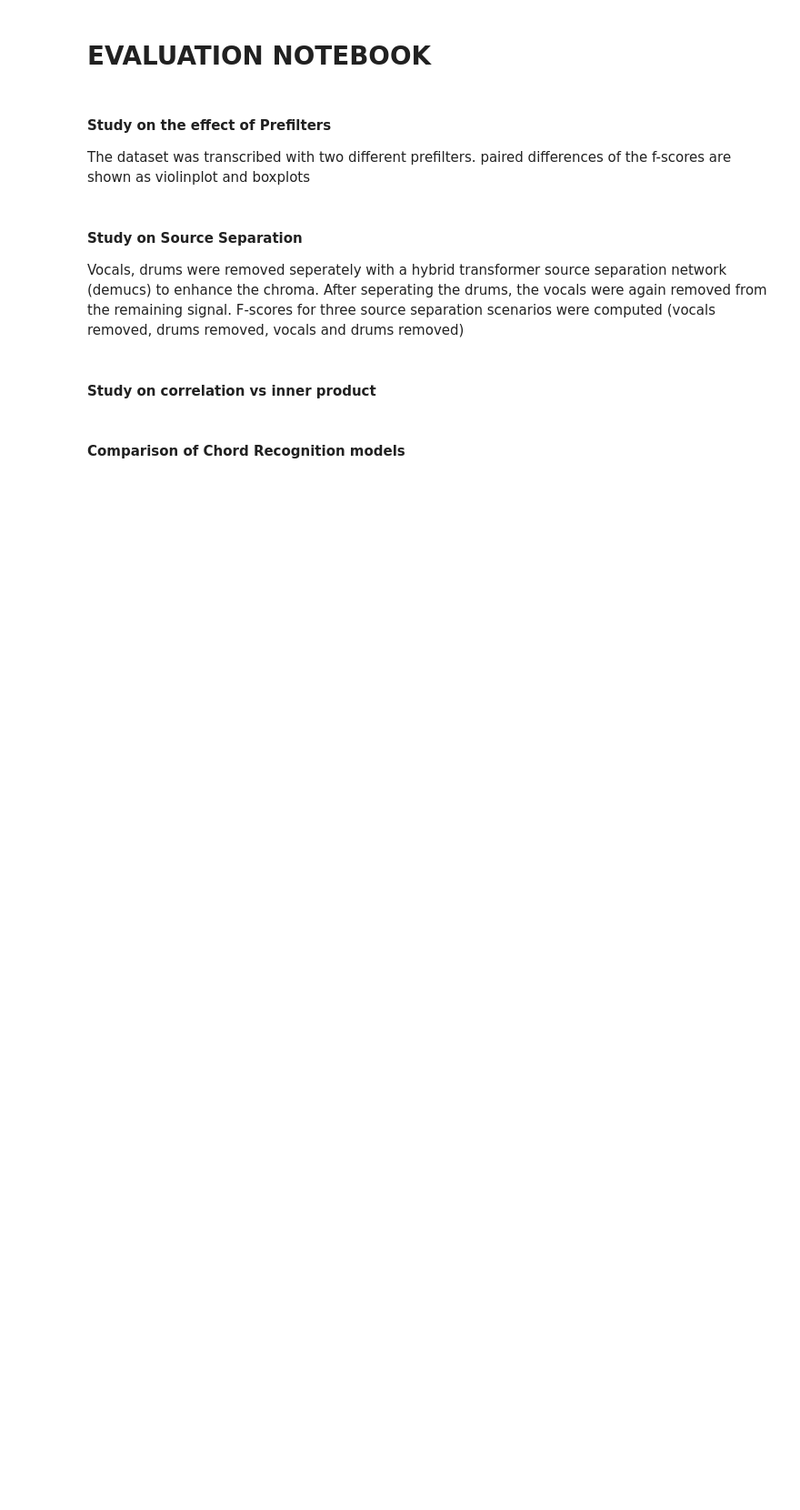
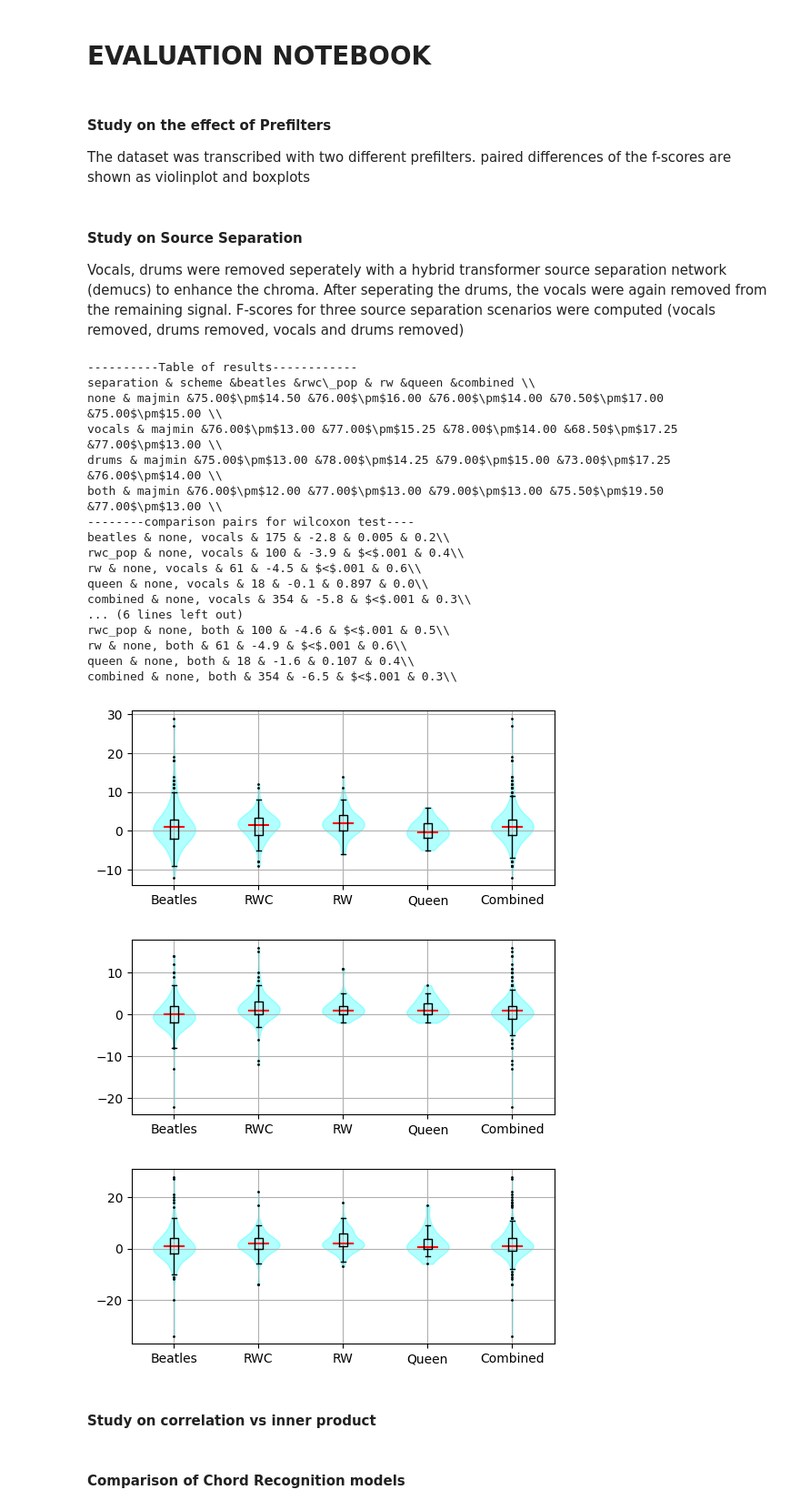
Before and after one commit to Maushax-jpg/chord-recognition, a Jupyter notebook: acr_evaluation.ipynb, the cells around one changed output. Shown: that part at 91% size. Drawn from its saved outputs; the diff is of its cells as text; code cells hidden in the pictures; blank space fills up the shorter version.

```diff
--- a/acr_evaluation.ipynb
+++ b/acr_evaluation.ipynb
@@ -60,6 +60,29 @@ for alphabet in ["majmin","sevenths"]:
 Vocals, drums were removed seperately with a hybrid transformer source separation network (demucs) to enhance the chroma.</br>
 After seperating the drums, the vocals were again removed from the remaining signal. F-scores for three source separation scenarios were computed (vocals removed, drums removed, vocals and drums removed)
 # %%
+import h5py
+
+def getFscoreResults(filepath,alphabet, printMetadata=True):
+    results = {"combined":[]}
+    track_list = []
+    with h5py.File(filepath,"r") as file:
+        text = "----Transcription Metadata----\n"
+        for key,value in file.attrs.items():
+            text += f"{key}={value}\n"
+        if printMetadata:
+            print(text)
+        for dset in ["beatles","rwc_pop","rw","queen"]:
+            f_scores = []
+            for subgrp_name in file[f"{dset}/"]:
+                subgrp = file[f"{dset}/{subgrp_name}"]
+                if subgrp.attrs.get("name") not in utils.OUTLIERS:
+                    track_list.append(subgrp.attrs.get("name"))
+                    f = subgrp.attrs.get(f"{alphabet}_f")
+                    f_scores.append(100 * f)
+            results[dset] = f_scores
+            results["combined"] += f_scores
+    return results,track_list
+
 def printHeader():
     print(f"----------Table of results------------")
     header = "separation & scheme &"
@@ -78,36 +101,62 @@ def printRowFscore(data,method="none",alphabet="majmin"):
         text += f"{med:0.2f}$\\pm${iqr:0.2f} &"
     text = text[:-1]+ "\\\\"
     print(text)
 
 def printRowTtest(data,pair="none"):
     res = scipy.stats.wilcoxon(data,method='approx')
     N = len(data)
     p = res.pvalue
     z = res.zstatistic
     r = np.abs(z) / np.sqrt(N)
     if p < 0.001:
         print(f"{dset} & {pair} & {N} & {z:0.1f} & $<$.001 & {r:0.1f}\\\\")
     else:
         print(f"{dset} & {pair} & {N} & {z:0.1f} & {p:0.3f} & {r:0.1f}\\\\")
 
 printHeader()
 data = {}
 for separation in ["none","vocals","drums","both"]:
-    data[separation] = utils.getFscoreResults(f"../results/source_separation_{separation}",alphabet="majmin")
-    printRowFscore(data[separation],method=separation,alphabet="majmin")
+    data[separation] = getFscoreResults(f"../results/source_separation_{separation}","majmin",False)
+    printRowFscore(data[separation][0],method=separation,alphabet="majmin")
+
+# check if the f-score results are in correct order for all files
+for a,b,c,d in zip(data["none"][1],data["vocals"][1],data["drums"][1],data["both"][1]):
+    if a != b or b != c or c != d or a != d:
+        raise ValueError("filenames don't match!")
 
 print("--------comparison pairs for wilcoxon test----")
 # mix,vocals - mix,drums - mix, vocals/drums
 row = "Comparison Pair"
 for sep in ["vocals","drums","both"]:
     deltas = []
     for dset in ["beatles","rwc_pop","rw","queen","combined"]:
-        delta = [100*(x-y) for x,y in zip(data[sep][dset],data["none"][dset])]
+        delta = [x-y for x,y in zip(data[sep][0][dset],data["none"][0][dset])]
         printRowTtest(delta,f"none, {sep}")
         deltas.append(delta)
     fig,ax = plt.subplots(figsize=(6,2.5))
     utils.create_violinplot(ax,deltas,["Beatles","RWC","RW","Queen","Combined"])
     fig.savefig(f"../latex/figures/separation_{sep}_delta_majmin.png")
+# %% [output]
+----------Table of results------------
+separation & scheme &beatles &rwc\_pop & rw &queen &combined \\
+none & majmin &75.00$\pm$14.50 &76.00$\pm$16.00 &76.00$\pm$14.00 &70.50$\pm$17.00 &75.00$\pm$15.00 \\
+vocals & majmin &76.00$\pm$13.00 &77.00$\pm$15.25 &78.00$\pm$14.00 &68.50$\pm$17.25 &77.00$\pm$13.00 \\
+drums & majmin &75.00$\pm$13.00 &78.00$\pm$14.25 &79.00$\pm$15.00 &73.00$\pm$17.25 &76.00$\pm$14.00 \\
+both & majmin &76.00$\pm$12.00 &77.00$\pm$13.00 &79.00$\pm$13.00 &75.50$\pm$19.50 &77.00$\pm$13.00 \\
+--------comparison pairs for wilcoxon test----
+beatles & none, vocals & 175 & -2.8 & 0.005 & 0.2\\
+rwc_pop & none, vocals & 100 & -3.9 & $<$.001 & 0.4\\
+rw & none, vocals & 61 & -4.5 & $<$.001 & 0.6\\
+queen & none, vocals & 18 & -0.1 & 0.897 & 0.0\\
+combined & none, vocals & 354 & -5.8 & $<$.001 & 0.3\\
+... (6 lines left out)
+rwc_pop & none, both & 100 & -4.6 & $<$.001 & 0.5\\
+rw & none, both & 61 & -4.9 & $<$.001 & 0.6\\
+queen & none, both & 18 & -1.6 & 0.107 & 0.4\\
+combined & none, both & 354 & -6.5 & $<$.001 & 0.3\\
+[figure, added]
+[figure, added]
+[figure, added]
 # %% [markdown]
 #### Study on correlation vs inner product
 # %%
```
Also changed, not shown: parts of 3 cells of this notebook, 5 other files.
